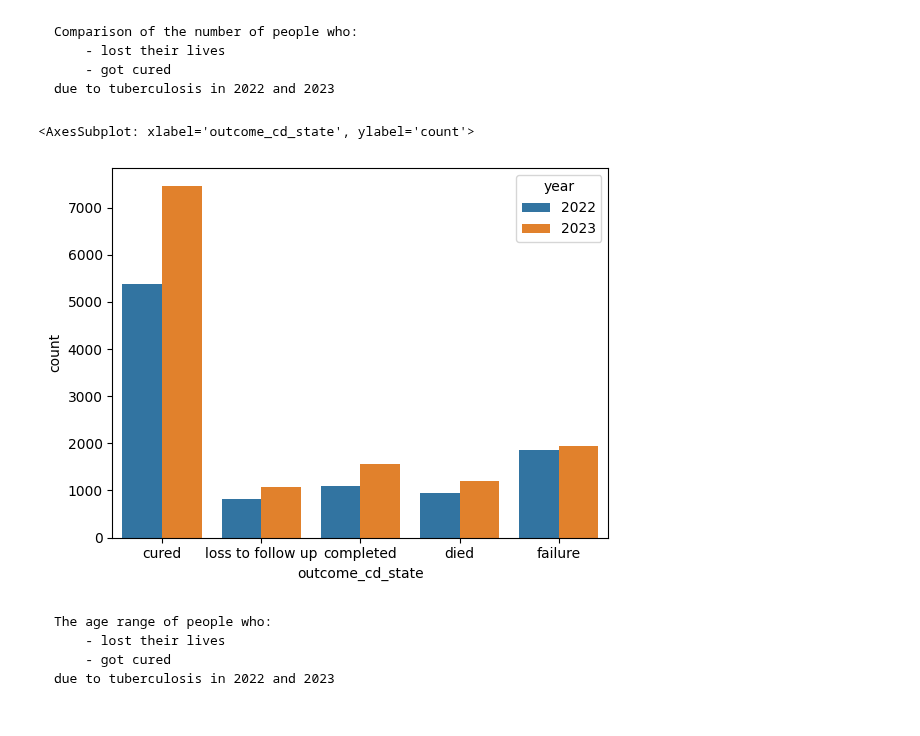
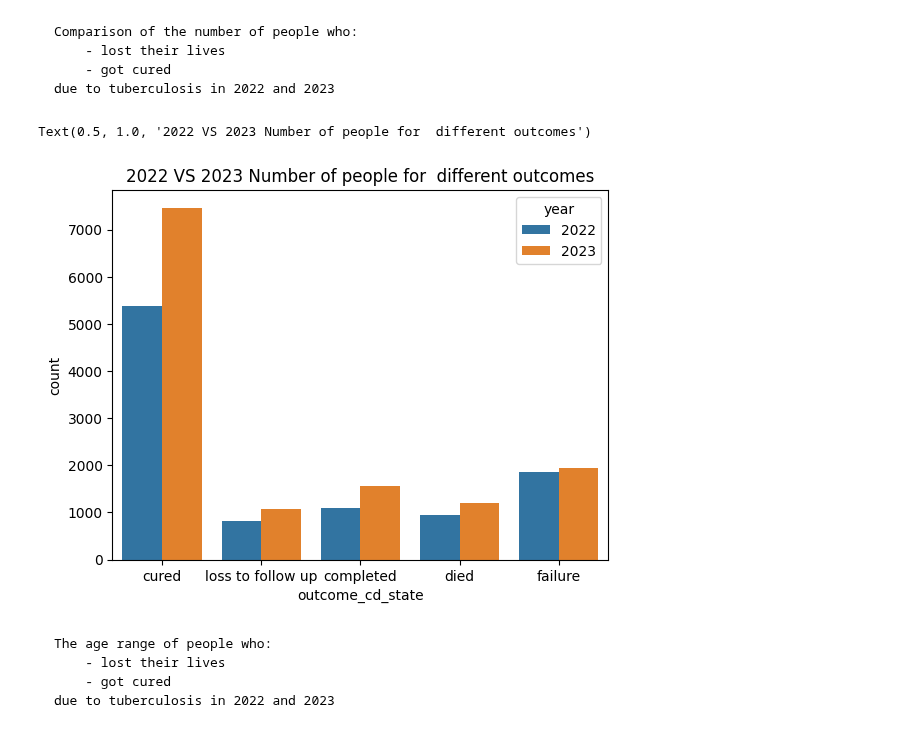
Before and after one commit to Taoheed-O/Tuberculosis_Survival_prediction, a Jupyter notebook: Data_analysis.ipynb, the cells around one changed output. Cells and saved outputs as stored; diff of their text form; code cells hidden in the pictures.

```diff
--- a/Data_analysis.ipynb
+++ b/Data_analysis.ipynb
@@ -710,9 +710,10 @@ patients_total['outcome_cd_state'] = patients_total['outcome_cd'].apply(lambda x
                                                                                                       else('loss to follow up' if x == 'ltfu' else 'failure'))))
 # %%
 sns.countplot(data=patients_total, x='outcome_cd_state', hue='year')
+plt.title('2022 VS 2023 Number of people for  different outcomes')
 # %% [output]
-<AxesSubplot: xlabel='outcome_cd_state', ylabel='count'>
+Text(0.5, 1.0, '2022 VS 2023 Number of people for  different outcomes')
-[figure, old version]
+[figure, new version]
 # %% [markdown]
     The age range of people who:
         - lost their lives
```
Also changed, not shown: parts of 6 cells of this notebook.
